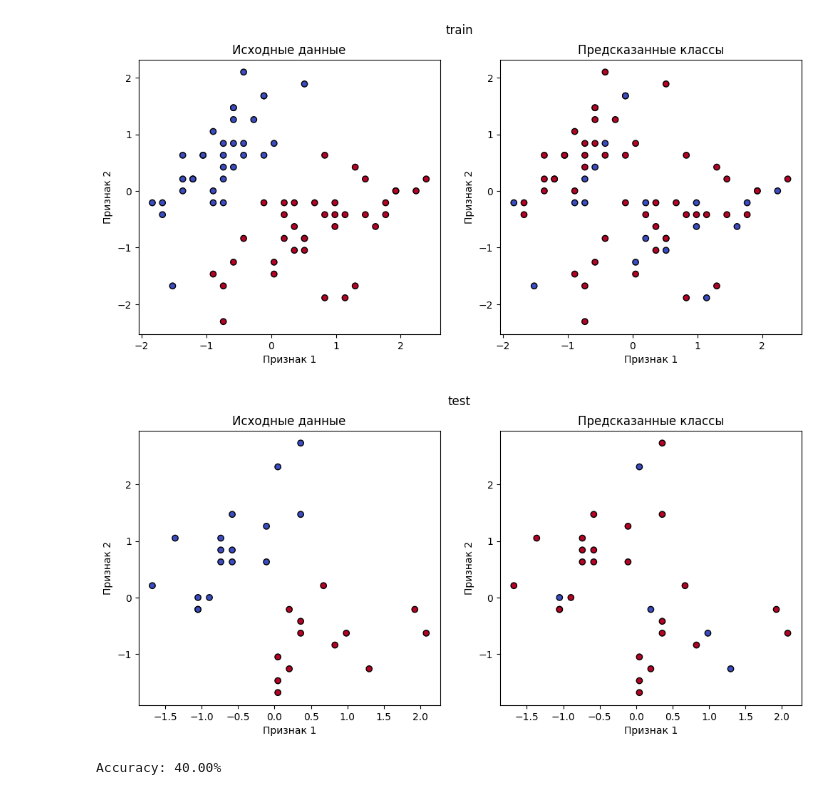
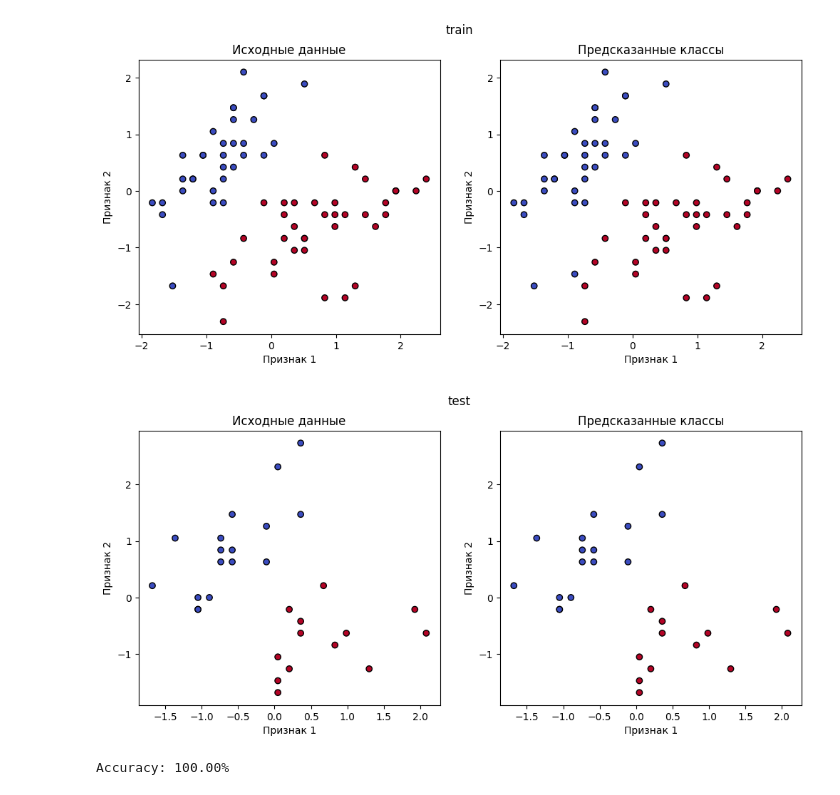
Before and after one commit to eagerbeaver04/KeerthiSVM, a Jupyter notebook: Keerthi.ipynb, the cells around one changed output. Drawn from its saved outputs; the diff is of its cells as text; code cells hidden in the pictures.

```diff
--- a/Keerthi.ipynb
+++ b/Keerthi.ipynb
@@ -243,35 +303,34 @@ from sklearn.model_selection import train_test_split
 # X, y = make_moons(n_samples=200, noise=0.1, random_state=42)
 
 # Load the Iris dataset
 iris = load_iris()
 # We only take the first two
 # features for simplicity
 X = iris.data[iris.target != 2, :2]  # Берем первые два класса и два признака
 y = iris.target[iris.target != 2]
 y = np.where(y == 0, -1, 1)
 
 # Нормализация данных
 X = StandardScaler().fit_transform(X)
 
 X_train, X_test, y_train, y_test = train_test_split(X, y, test_size=0.3, random_state=42)
 # Снижение размерности до 2D с помощью PCA
 # pca = PCA(n_components=2)
 # X_pca = pca.fit_transform(X)
 
 # Инициализация и обучение SVM
-smo = KeerthiSmo(X_train, y_train, C = 0.5)
-smo.set_kernel('gaussian')
+smo = KeerthiSmo(X_train, y_train, C = 0.0003)
 smo.train()
 
 # Визуализация
 Z_train = smo.predict(X_train)
 Z_test = smo.predict(X_test)
 
 plot_data(X_train,y_train, Z_train, 'train')
 plot_data(X_test, y_test, Z_test, 'test')
 accuracy = np.mean(Z_test.flatten() == y_test.flatten())
 print(f"Accuracy: {accuracy*100:.2f}%")
 # %% [output]
-[figure, old version]
+[figure, new version]
-[figure, old version]
+[figure, new version]
-Accuracy: 40.00%
+Accuracy: 100.00%
```
Also changed, not shown: parts of 1 cell of this notebook.
